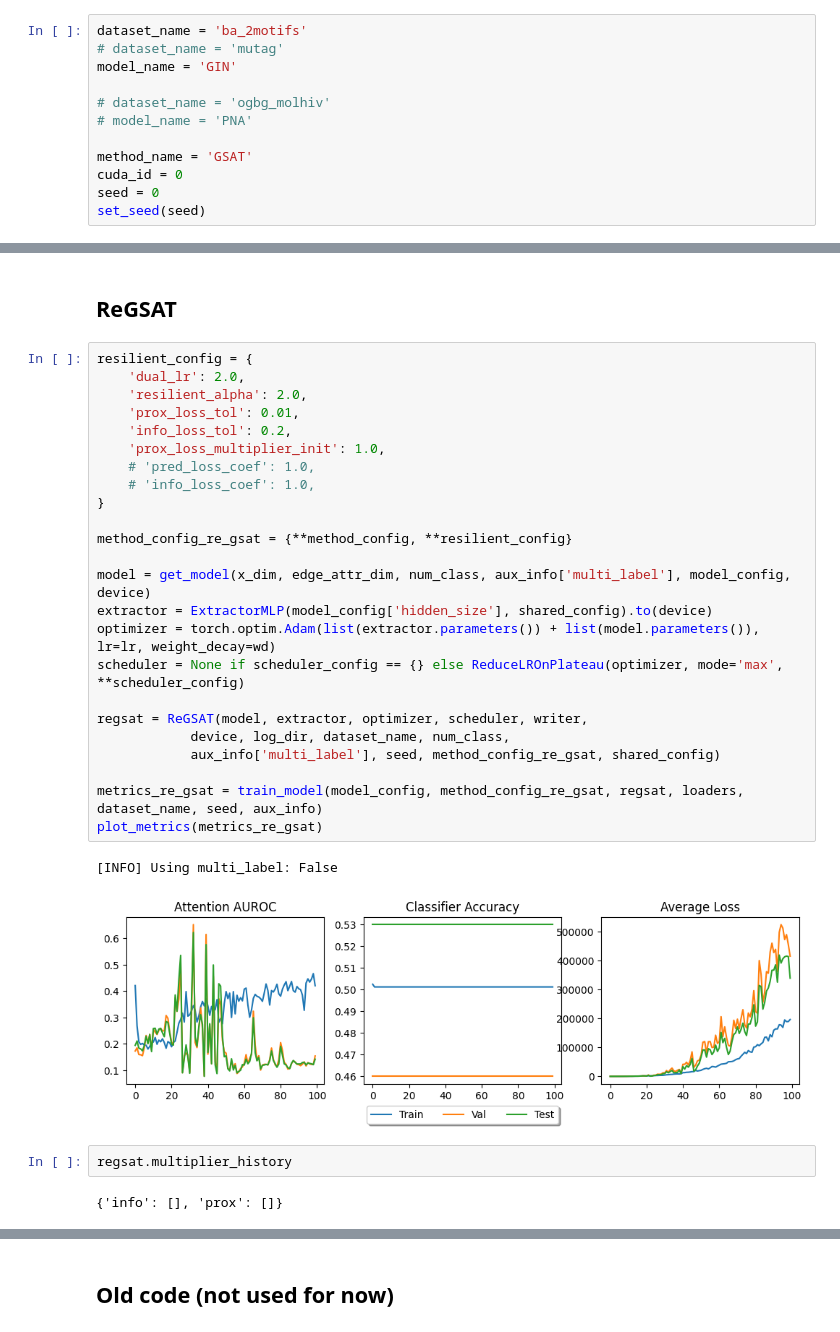
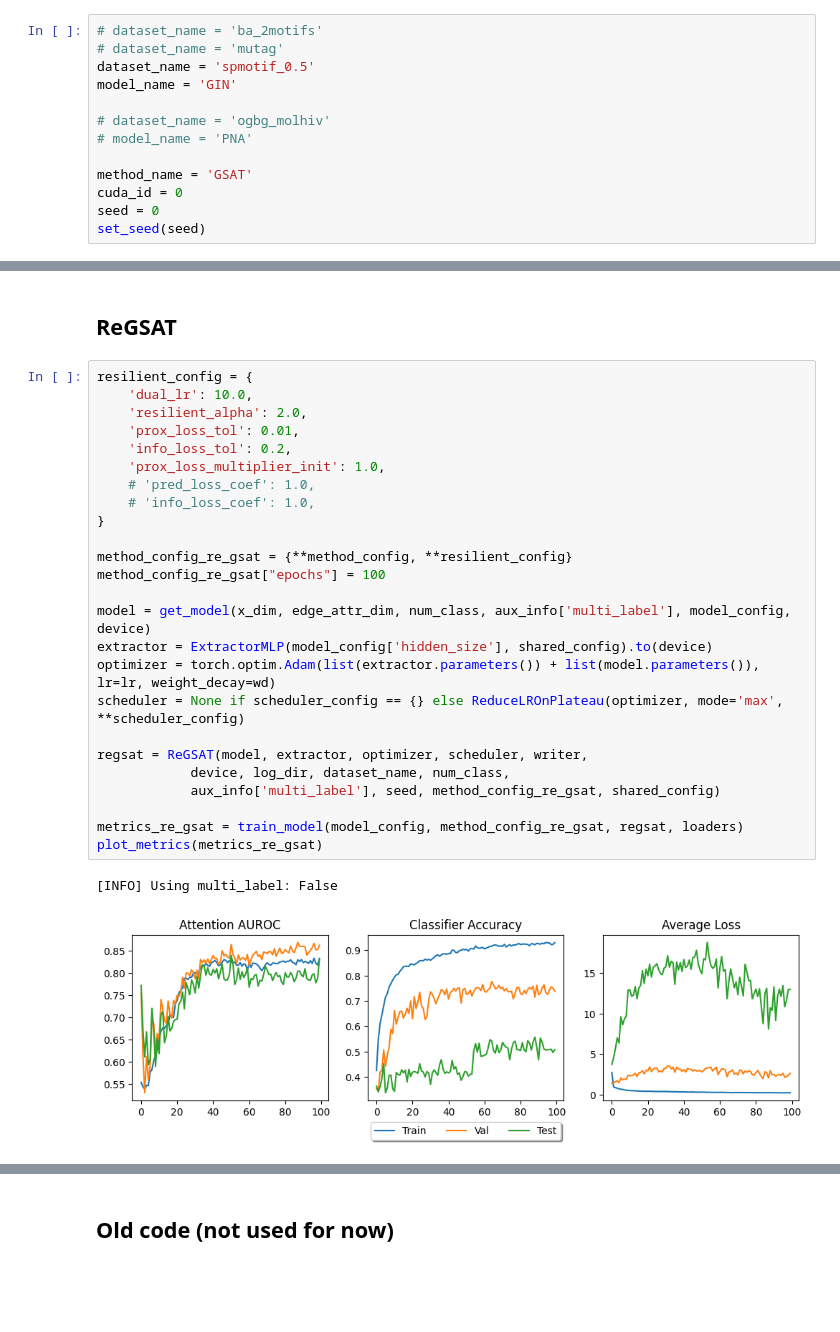
Before and after one commit to ihounie/GSAT, a Jupyter notebook: example/example.ipynb, the cells around one changed output, grey strips where cells are left out. Drawn from its saved outputs; the diff is of its cells as text; blank space fills up the shorter version.

Commit message:
Experiments with SpMotifs

```diff
--- a/example/example.ipynb
+++ b/example/example.ipynb
@@ -20,8 +21,9 @@ WARNING:root:The OGB package is out of date. Your version is 1.3.2, while the la
 # %% [markdown]
 ## Setup
 # %%
-dataset_name = 'ba_2motifs'
+# dataset_name = 'ba_2motifs'
 # dataset_name = 'mutag'
+dataset_name = 'spmotif_0.5'
 model_name = 'GIN'
 
 # dataset_name = 'ogbg_molhiv'
@@ -89,32 +97,29 @@ plot_metrics(metrics_gsat)
 ## ReGSAT
 # %%
 resilient_config = {
-    'dual_lr': 2.0,
+    'dual_lr': 10.0,
     'resilient_alpha': 2.0,
     'prox_loss_tol': 0.01,
     'info_loss_tol': 0.2,
     'prox_loss_multiplier_init': 1.0,
     # 'pred_loss_coef': 1.0,
     # 'info_loss_coef': 1.0,
 }
 
 method_config_re_gsat = {**method_config, **resilient_config}
+method_config_re_gsat["epochs"] = 100
 
 model = get_model(x_dim, edge_attr_dim, num_class, aux_info['multi_label'], model_config, device)
 extractor = ExtractorMLP(model_config['hidden_size'], shared_config).to(device)
 optimizer = torch.optim.Adam(list(extractor.parameters()) + list(model.parameters()), lr=lr, weight_decay=wd)
 scheduler = None if scheduler_config == {} else ReduceLROnPlateau(optimizer, mode='max', **scheduler_config)
 
 regsat = ReGSAT(model, extractor, optimizer, scheduler, writer,
             device, log_dir, dataset_name, num_class,
             aux_info['multi_label'], seed, method_config_re_gsat, shared_config)
 
-metrics_re_gsat = train_model(model_config, method_config_re_gsat, regsat, loaders, dataset_name, seed, aux_info)
+metrics_re_gsat = train_model(model_config, method_config_re_gsat, regsat, loaders)
 plot_metrics(metrics_re_gsat)
 # %% [output]
 [INFO] Using multi_label: False
-[figure, old version]
+[figure, new version]
-# %%
-regsat.multiplier_history
-# %% [output]
-{'info': [], 'prox': []}
```
Also changed, not shown: parts of 8 cells of this notebook.
